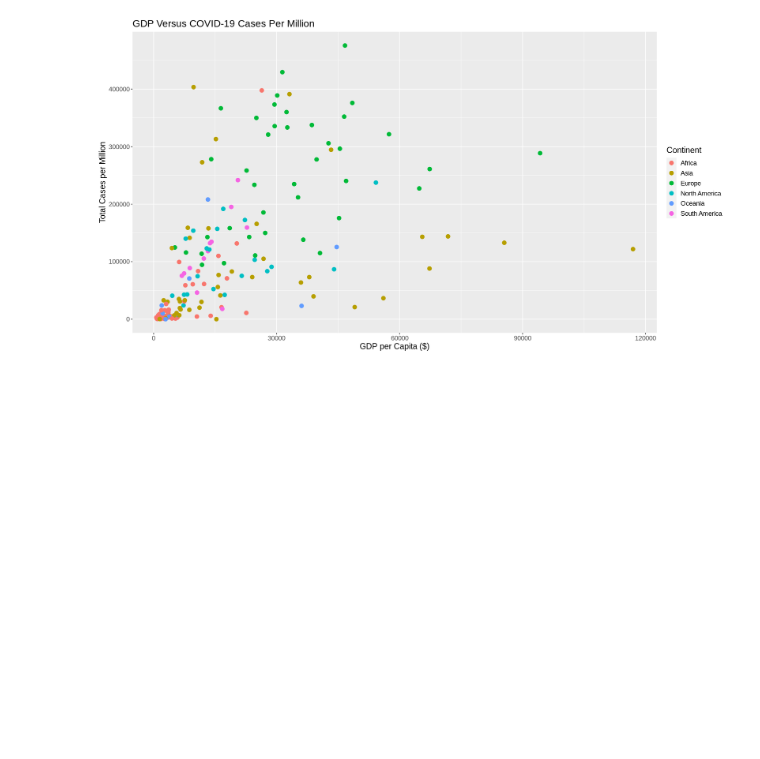
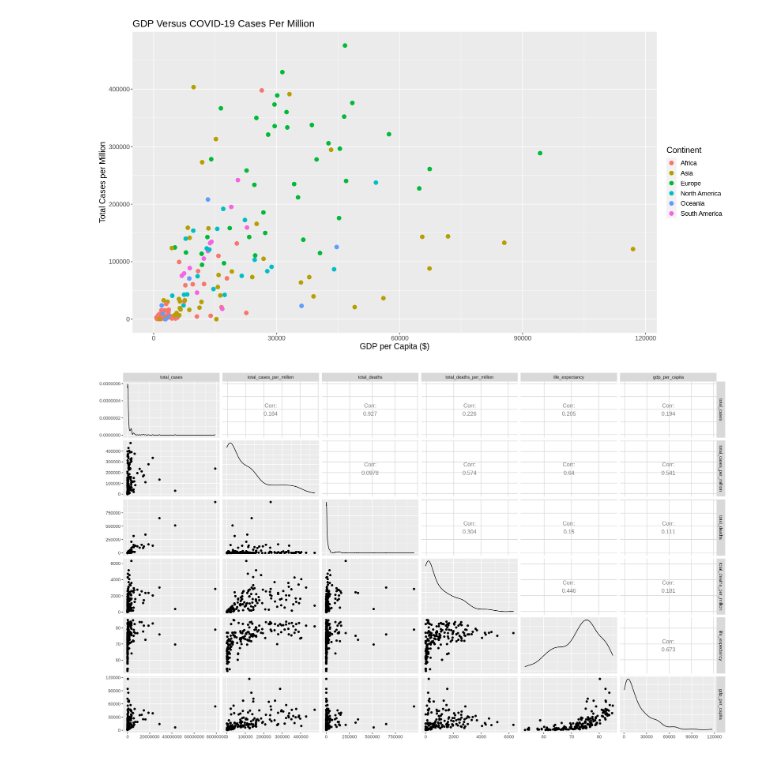
Before and after one commit to jerryyvn/DSCI-Group-11-Project, a Jupyter notebook: project_proposal.ipynb, the cells around one changed output. Saved outputs shown, nothing was run; the diff lists cells and outputs as text; code cells hidden in the pictures; blank space fills up the shorter version.

```diff
--- a/project_proposal.ipynb
+++ b/project_proposal.ipynb
@@ -145,6 +129,15 @@ proposal_plot_GDP_to_Covid_rates <- relevant_covid_data %>%
 proposal_plot_GDP_to_Covid_rates
 # %% [output]
 [figure]
+# %%
+options(repr.plot.width = 17, repr.plot.height = 10)
+
+# Checking the correlation between different predictors
+covid_eda = relevant_covid_data %>%
+            ggpairs(columns = 4:9)
+covid_eda
+# %% [output]
+[figure, added]
 # %%
 set.seed(2000)
 # SPLITTING DATA INTO TRAINING AND TESTING SETS
```
Also changed, not shown: parts of 9 cells of this notebook.
